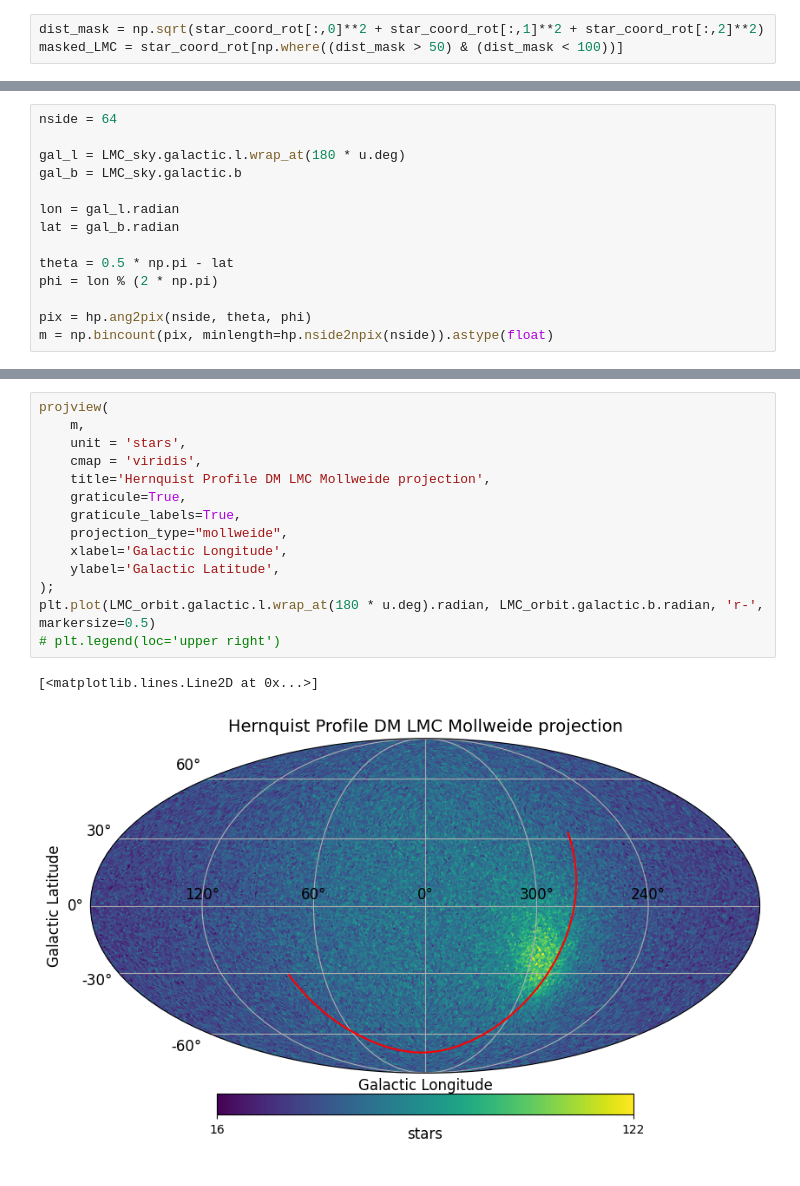
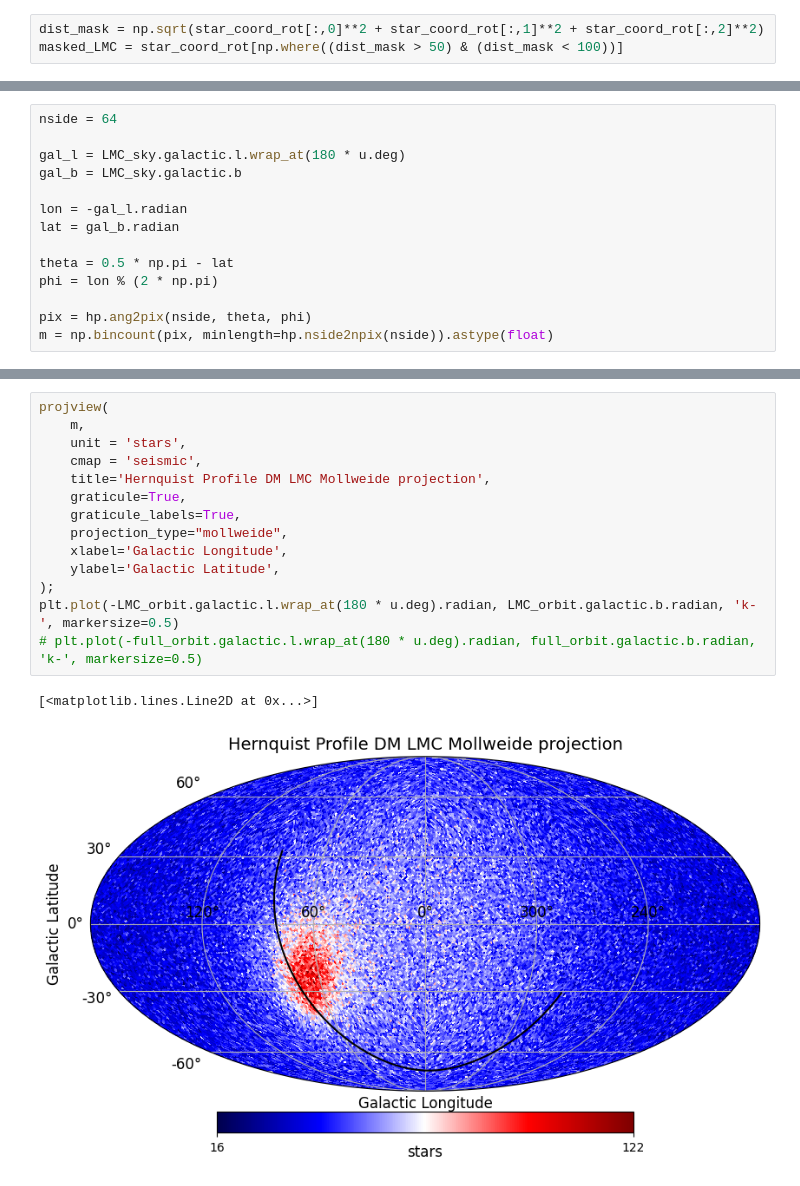
Before and after one commit to TheArchAstronomer/My_thesis, a Jupyter notebook: Hernquist_profile.ipynb, the cells around one changed output, grey strips where cells are left out. Saved outputs shown, nothing was run; the diff lists cells and outputs as text.

```diff
--- a/Hernquist_profile.ipynb
+++ b/Hernquist_profile.ipynb
@@ -138,7 +145,7 @@ nside = 64
 gal_l = LMC_sky.galactic.l.wrap_at(180 * u.deg)
 gal_b = LMC_sky.galactic.b
 
-lon = gal_l.radian
+lon = -gal_l.radian
 lat = gal_b.radian
 
 theta = 0.5 * np.pi - lat
@@ -154,17 +161,17 @@ hp.graticule()
 # %%
 projview(
     m,
     unit = 'stars',
-    cmap = 'viridis',
+    cmap = 'seismic',
     title='Hernquist Profile DM LMC Mollweide projection',
     graticule=True,
     graticule_labels=True,
     projection_type="mollweide",
     xlabel='Galactic Longitude',
     ylabel='Galactic Latitude',
 );
-plt.plot(LMC_orbit.galactic.l.wrap_at(180 * u.deg).radian, LMC_orbit.galactic.b.radian, 'r-', markersize=0.5)
-# plt.legend(loc='upper right')
+plt.plot(-LMC_orbit.galactic.l.wrap_at(180 * u.deg).radian, LMC_orbit.galactic.b.radian, 'k-', markersize=0.5)
+# plt.plot(-full_orbit.galactic.l.wrap_at(180 * u.deg).radian, full_orbit.galactic.b.radian, 'k-', markersize=0.5)
 # %% [output]
 [<matplotlib.lines.Line2D at 0x...>]
-[figure, old version]
+[figure, new version]
```
Also changed, not shown: parts of 3 cells of this notebook.
